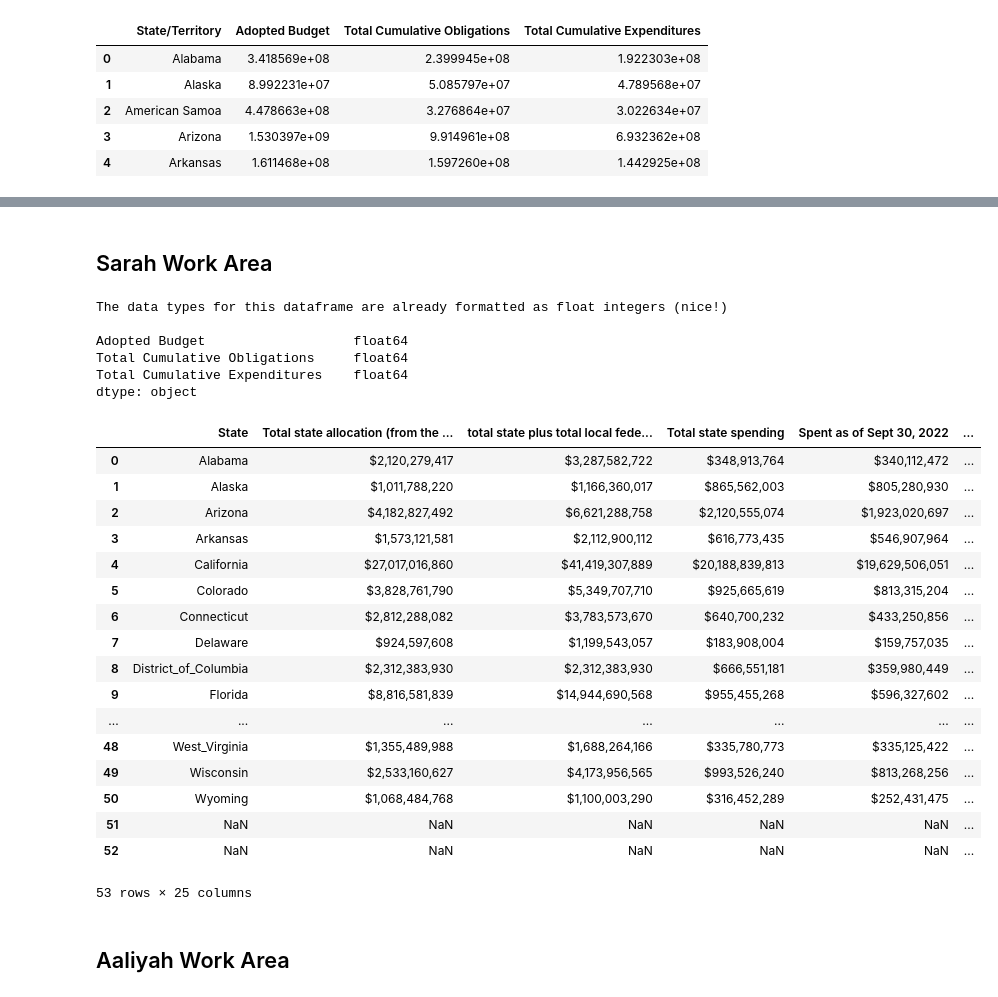
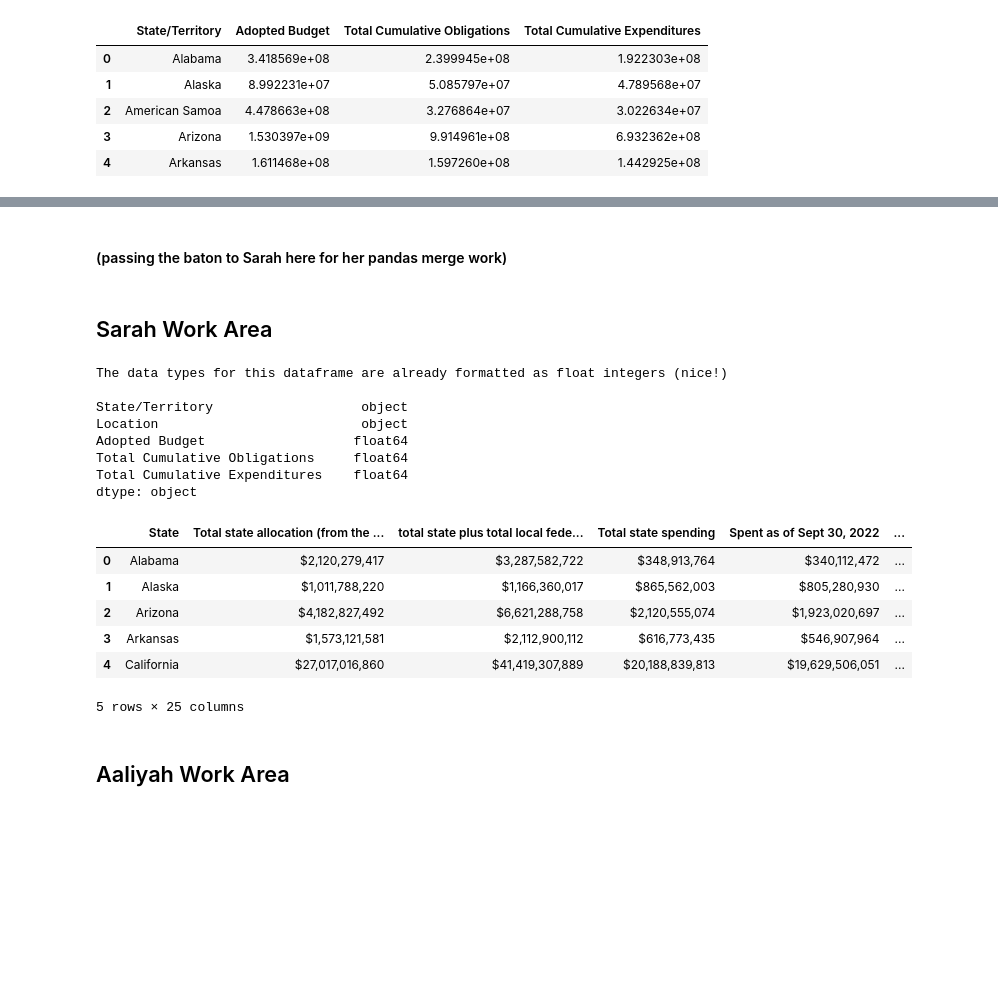
Before and after one commit to Evdawg/Project_1_Covid_Data, a Jupyter notebook: Project_1_covid.ipynb, the cells around one changed output, grey strips where cells are left out. Drawn from its saved outputs; the diff is of its cells as text; code cells hidden in the pictures; blank space fills up the shorter version.

```diff
--- a/Project_1_covid.ipynb
+++ b/Project_1_covid.ipynb
@@ -271,41 +269,34 @@ state_spending_df.head()
+# %% [markdown]
+#### (passing the baton to Sarah here for her pandas merge work)
 # %% [markdown]
 ## Sarah Work Area
 # %%
 # import and read the state_summary.csv
 # Load csv file(s)
 state_summary_sheet = Path("Resources/state_summary.csv")
 
 
 # Read csv file(s) as a DataFrame
 state_summary_df = pd.read_csv(state_summary_sheet, skipinitialspace= True)
 
 print(f'The data types for this dataframe are already formatted as float integers (nice!)\n\n{state_spending_df.dtypes}')
-state_summary_df
+state_summary_df.head()
 # %% [output]
 The data types for this dataframe are already formatted as float integers (nice!)
 
+State/Territory                   object
+Location                          object
 Adopted Budget                   float64
 Total Cumulative Obligations     float64
 Total Cumulative Expenditures    float64
 dtype: object
 |  | State | Total state allocation (from the ... | total state plus total local fede... | Total state spending | Spent as of Sept 30, 2022 | ... |
 | 0 | Alabama | $2,120,279,417 | $3,287,582,722 | $348,913,764 | $340,112,472 | ... |
 | 1 | Alaska | $1,011,788,220 | $1,166,360,017 | $865,562,003 | $805,280,930 | ... |
 | 2 | Arizona | $4,182,827,492 | $6,621,288,758 | $2,120,555,074 | $1,923,020,697 | ... |
 | 3 | Arkansas | $1,573,121,581 | $2,112,900,112 | $616,773,435 | $546,907,964 | ... |
 | 4 | California | $27,017,016,860 | $41,419,307,889 | $20,188,839,813 | $19,629,506,051 | ... |
-| 5 | Colorado | $3,828,761,790 | $5,349,707,710 | $925,665,619 | $813,315,204 | ... |
-| 6 | Connecticut | $2,812,288,082 | $3,783,573,670 | $640,700,232 | $433,250,856 | ... |
-| 7 | Delaware | $924,597,608 | $1,199,543,057 | $183,908,004 | $159,757,035 | ... |
-| 8 | District_of_Columbia | $2,312,383,930 | $2,312,383,930 | $666,551,181 | $359,980,449 | ... |
-| 9 | Florida | $8,816,581,839 | $14,944,690,568 | $955,455,268 | $596,327,602 | ... |
-| ... | ... | ... | ... | ... | ... | ... |
-| 48 | West_Virginia | $1,355,489,988 | $1,688,264,166 | $335,780,773 | $335,125,422 | ... |
-| 49 | Wisconsin | $2,533,160,627 | $4,173,956,565 | $993,526,240 | $813,268,256 | ... |
-| 50 | Wyoming | $1,068,484,768 | $1,100,003,290 | $316,452,289 | $252,431,475 | ... |
-| 51 | NaN | NaN | NaN | NaN | NaN | ... |
-| 52 | NaN | NaN | NaN | NaN | NaN | ... |
-53 rows × 25 columns
+5 rows × 25 columns
 # %%
 # create a reduced dataframe from the state_summary_df columns:
     #'State', 'Total state allocation (from the fed)', 'total state plus total local federal grant',
```
Also changed, not shown: parts of 3 cells of this notebook.
